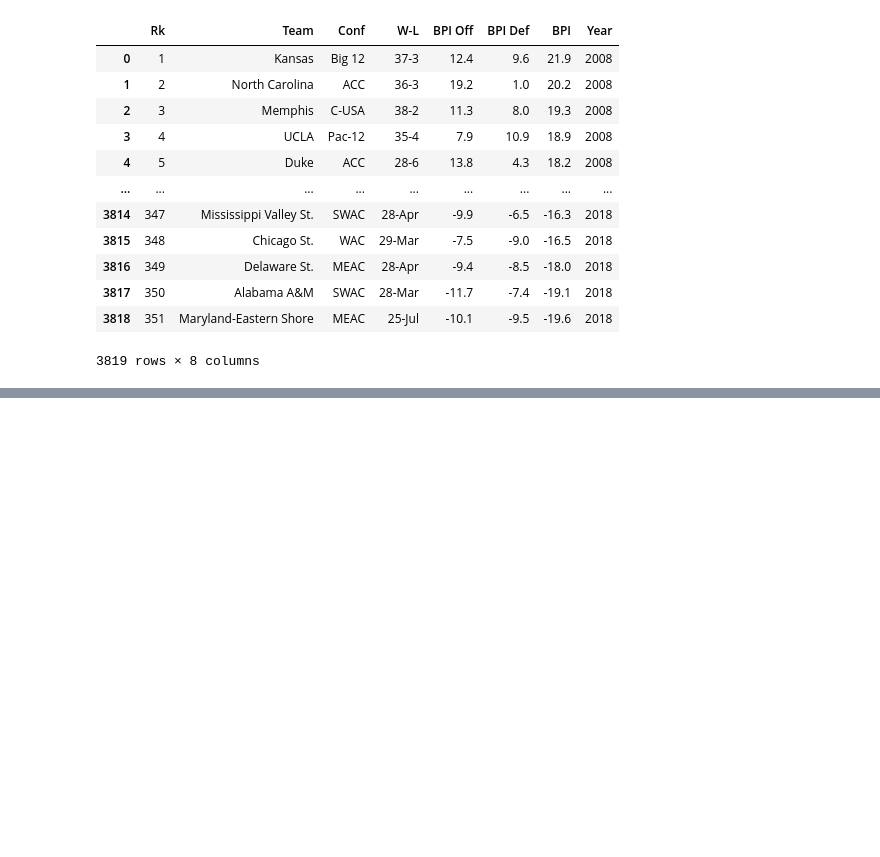
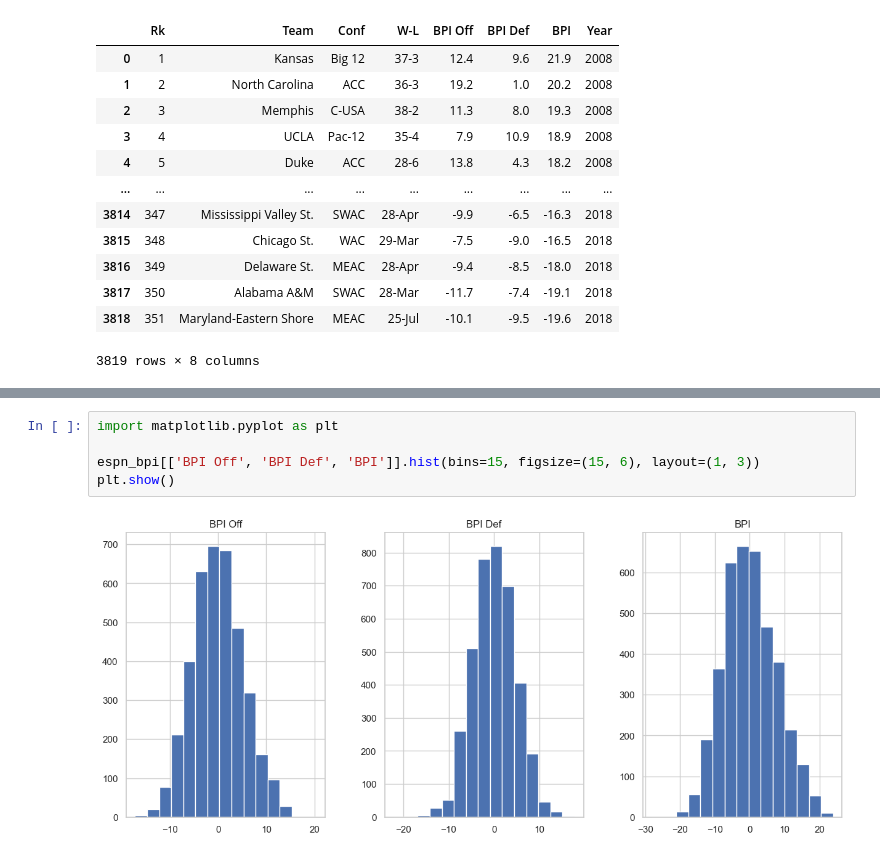
Before and after one commit to joshmccoy2/NCAA_March_Madness, a Jupyter notebook: NCAA.ipynb, the cells around one changed output, grey strips where cells are left out. Saved outputs shown, nothing was run; the diff lists cells and outputs as text; blank space fills up the shorter version.

```diff
--- a/NCAA.ipynb
+++ b/NCAA.ipynb
@@ -905,0 +950,7 @@ espn_bpi
+# %%
+import matplotlib.pyplot as plt
+
+espn_bpi[['BPI Off', 'BPI Def', 'BPI']].hist(bins=15, figsize=(15, 6), layout=(1, 3))
+plt.show()
+# %% [output]
+[figure, added]
```
Also changed, not shown: parts of 24 cells of this notebook.
